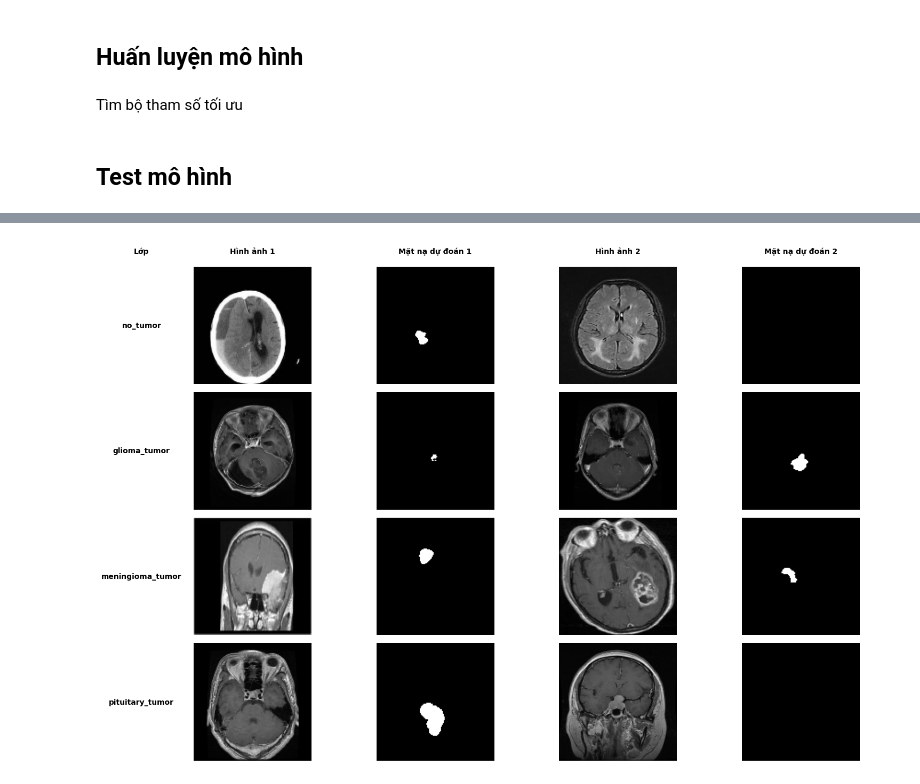
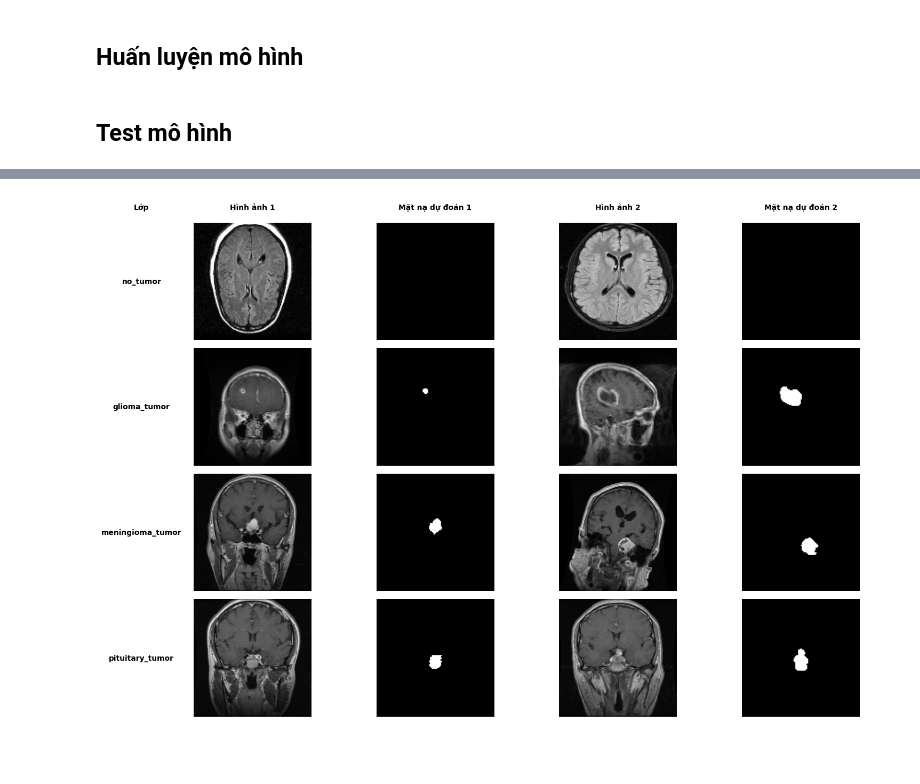
Before and after one commit to Trung381/KPDL, a Jupyter notebook: final_unet.ipynb, the cells around one changed output, grey strips where cells are left out. Saved outputs shown, nothing was run; the diff lists cells and outputs as text; code cells hidden in the pictures; blank space fills up the shorter version.

Commit message:
update test unet model

```diff
--- a/final_unet.ipynb
+++ b/final_unet.ipynb
@@ -154,12 +154,17 @@ plt.show()
 # %% [output]
 [figure]
 # %%
-# Bước 5: Chia dữ liệu thành tập huấn luyện và tập xác thực
-images_train, images_val, masks_train, masks_val, labels_train, labels_val = train_test_split(
-    images, masks, labels, test_size=0.3, random_state=42, stratify=labels, shuffle=True
+# Bước 5: Chia dữ liệu thành tập huấn luyện, test và tập xác thực
+images_train, images_temp, masks_train, masks_temp, labels_train, labels_temp = train_test_split(
+    images, masks, labels, test_size=0.3, random_state=42, stratify=labels
+)
+
+images_val, images_test, masks_val, masks_test, labels_val, labels_test = train_test_split(
+    images_temp, masks_temp, labels_temp, test_size=0.5, random_state=42, stratify=labels_temp
 )
 
 print(f"Bộ dữ liệu huấn luyện - Hình ảnh: {images_train.shape}, Mặt nạ: {masks_train.shape}, Nhãn: {labels_train.shape}")
+print(f"Bộ dữ liệu test - Hình ảnh: {images_test.shape}, Mặt nạ: {masks_test.shape}, Nhãn: {labels_test.shape}")
 print(f"Bộ dữ liệu xác thực - Hình ảnh: {images_val.shape}, Mặt nạ: {masks_val.shape}, Nhãn: {labels_val.shape}")
 # %% [output]
 Bộ dữ liệu huấn luyện - Hình ảnh: (2965, 128, 128, 1), Mặt nạ: (2965, 128, 128, 1), Nhãn: (2965,)
@@ -319,3 +301 @@ def unet_model(input_shape, hp):
     return model
-# %% [markdown]
-Tìm bộ tham số tối ưu
@@ -404,76 +367,53 @@ plt.show()
 # %% [markdown]
 ## Test mô hình
 # %%
+# Hàm dự đoán với mô hình đã lưu
 def predict_with_saved_model(model_path, test_images):
     loaded_model = models.load_model(model_path, custom_objects={
         'dice_coefficient': dice_coefficient,
-        'dice_loss': dice_loss,
         'iou': iou
     })
     predictions = loaded_model.predict(test_images)
-    predictions = (predictions > 0.5).astype(np.uint8)
+    predictions = (predictions > 0.5).astype(np.uint8)  # Chuyển về nhị phân (0 hoặc 1)
     return predictions
 
-# Chuẩn bị dữ liệu thử nghiệm
-test_dir = 'Brain Tumor MRI/Testing'
-target_size = (128, 128)
-classes = ['no_tumor', 'glioma_tumor', 'meningioma_tumor', 'pituitary_tumor']
-test_images = []
-test_labels = []
-
-for class_name in classes:
-    class_folder = os.path.join(test_dir, class_name)
-    if os.path.exists(class_folder):
-        image_names = os.listdir(class_folder)
-        if len(image_names) >= 2:
-            for image_name in image_names[:2]:
-                image_path = os.path.join(class_folder, image_name)
-                image = cv2.imread(image_path, cv2.IMREAD_GRAYSCALE)
-                if image is not None:
-                    image = cv2.resize(image, target_size)
-                    image = image / 255.0
-                    image = np.expand_dims(image, axis=-1)
-                    test_images.append(image)
-                    test_labels.append(class_name)
-                else:
-                    print(f"Không thể đọc hình ảnh: {image_path}")
-        else:
-            print(f"Thư mục {class_folder} có ít hơn 2 hình ảnh")
-    else:
-        print(f"Thư mục {class_folder} không tồn tại")
-
-test_images = np.array(test_images)
-if len(test_images) == 0:
-    raise ValueError("Không có hình ảnh thử nghiệm nào được tải")
-
 # Dự đoán với mô hình đã lưu
-# test_predictions = predict_with_saved_model('best_unetmodel.keras', test_images)
-test_predictions = predict_with_saved_model('best_unetmodel.keras', images_val)
+test_predictions = predict_with_saved_model('best_unetmodel.keras', images_test)
 
 # Hiển thị kết quả
 fig, axs = plt.subplots(len(classes) + 1, 5, figsize=(15, 10),
                        gridspec_kw={'width_ratios': [0.5, 4, 4, 4, 4], 'height_ratios': [0.5] + [4]*len(classes)})
+
+# Tiêu đề
 titles = ["Lớp", "Hình ảnh 1", "Mặt nạ dự đoán 1", "Hình ảnh 2", "Mặt nạ dự đoán 2"]
 for j in range(5):
     axs[0, j].text(0.5, 0.5, titles[j], fontsize=10, ha='center', va='center', fontweight='bold')
     axs[0, j].axis('off')
 
+# Hiển thị các kết quả dự đoán cho từng lớp
 for i, class_name in enumerate(classes):
-    class_indices = [j for j, label in enumerate(test_labels) if label == class_name]
+    class_indices = [j for j, label in enumerate(labels_test) if label == i]
     if len(class_indices) >= 2:
         example_index1 = class_indices[0]
         example_index2 = class_indices[1]
+
+        # Tiêu đề của lớp
         axs[i + 1, 0].text(0.5, 0.5, class_name, fontsize=10, ha='center', va='center', fontweight='bold')
         axs[i + 1, 0].axis('off')
-        axs[i + 1, 1].imshow(test_images[example_index1].squeeze(), cmap='gray')
+
+        # Hình ảnh 1 và mặt nạ dự đoán 1
+        axs[i + 1, 1].imshow(images_test[example_index1].squeeze(), cmap='gray')
         axs[i + 1, 1].axis('off')
         axs[i + 1, 2].imshow(test_predictions[example_index1].squeeze(), cmap='gray')
         axs[i + 1, 2].axis('off')
-        axs[i + 1, 3].imshow(test_images[example_index2].squeeze(), cmap='gray')
+
+        # Hình ảnh 2 và mặt nạ dự đoán 2
+        axs[i + 1, 3].imshow(images_test[example_index2].squeeze(), cmap='gray')
         axs[i + 1, 3].axis('off')
         axs[i + 1, 4].imshow(test_predictions[example_index2].squeeze(), cmap='gray')
         axs[i + 1, 4].axis('off')
 
+# Điều chỉnh và hiển thị biểu đồ
 plt.tight_layout()
 plt.show()
 # %% [output]
@@ -481 +421 @@ plt.show()
-[figure, old version]
+[figure, new version]
```
Also changed, not shown: parts of 6 cells of this notebook, 1 other file.
